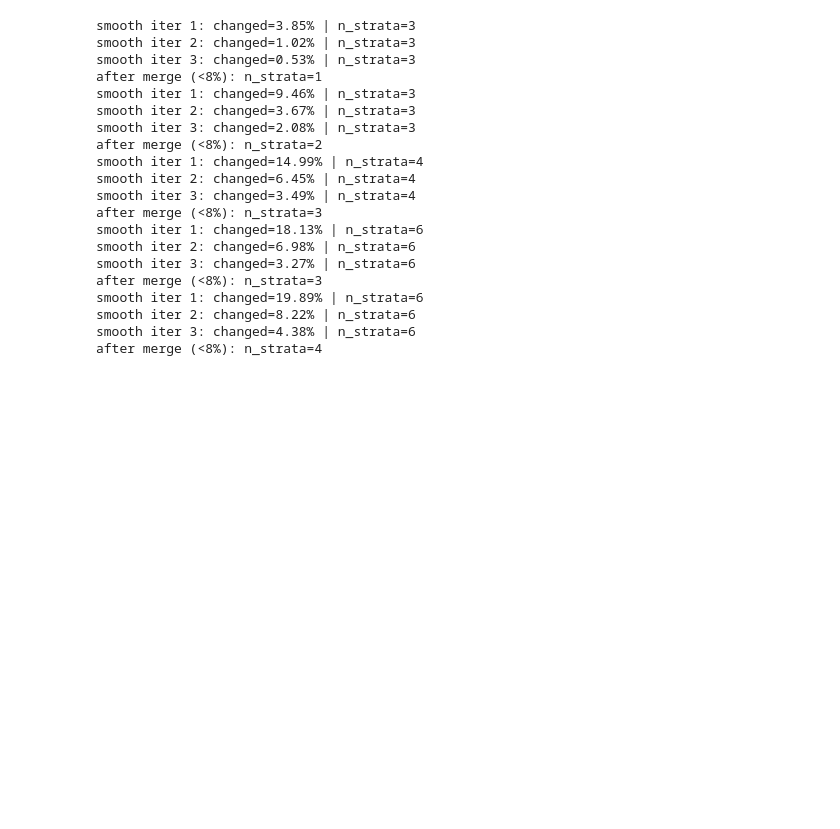
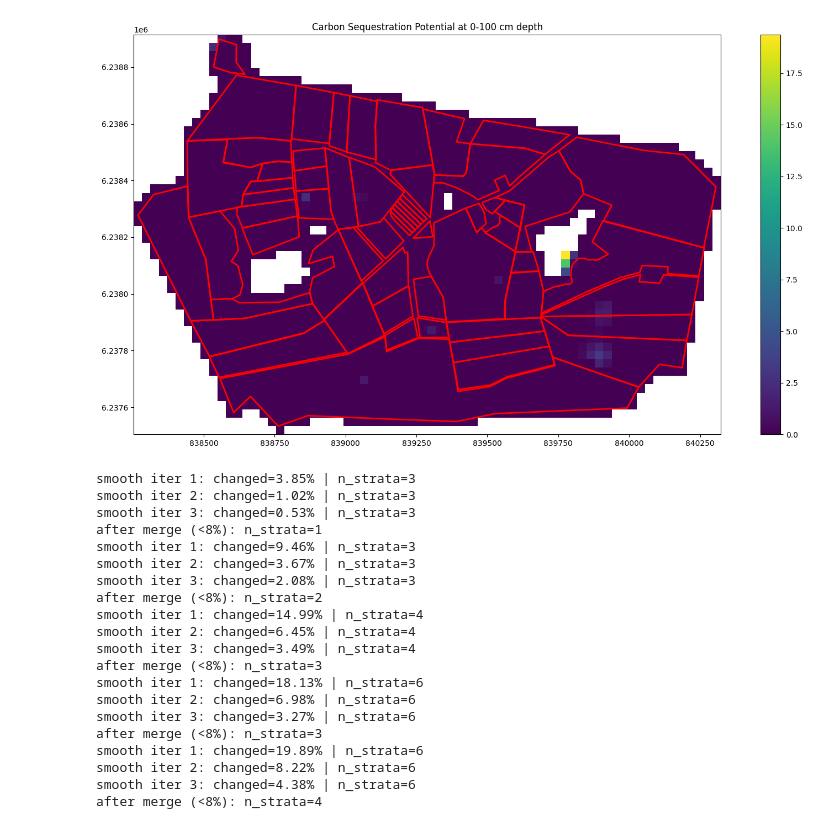
Before and after one commit to marliana-widyastuti2/carbonApp, a Jupyter notebook: reapp.ipynb, the cells around one changed output. Drawn from its saved outputs; the diff is of its cells as text; code cells hidden in the pictures; blank space fills up the shorter version.

Commit message:
add SOC Diff calculation

```diff
--- a/reapp.ipynb
+++ b/reapp.ipynb
@@ -258,6 +263,17 @@ Mean variance of estimated Carbon Stock: 763.10 ton²
 [figure]
 [figure]
 Target sampling variance (ton²): 15.2621
+# %%
+datadiff = utils.calculate_SOC_diff()
+fig_diff = stratify.plot_continuous_data_fig(
+    datadiff, "SOC_diff",
+    plot_title=f"Carbon Sequestration Potential at 0-100 cm depth",
+    gdf=gdf_boundary,
+    raster_crs=DST_CRS
+)
+plt.show(fig_diff)
+# %% [output]
+[figure, added]
 # %%
 
 
```
Also changed, not shown: parts of 2 cells of this notebook, 2 other files.
